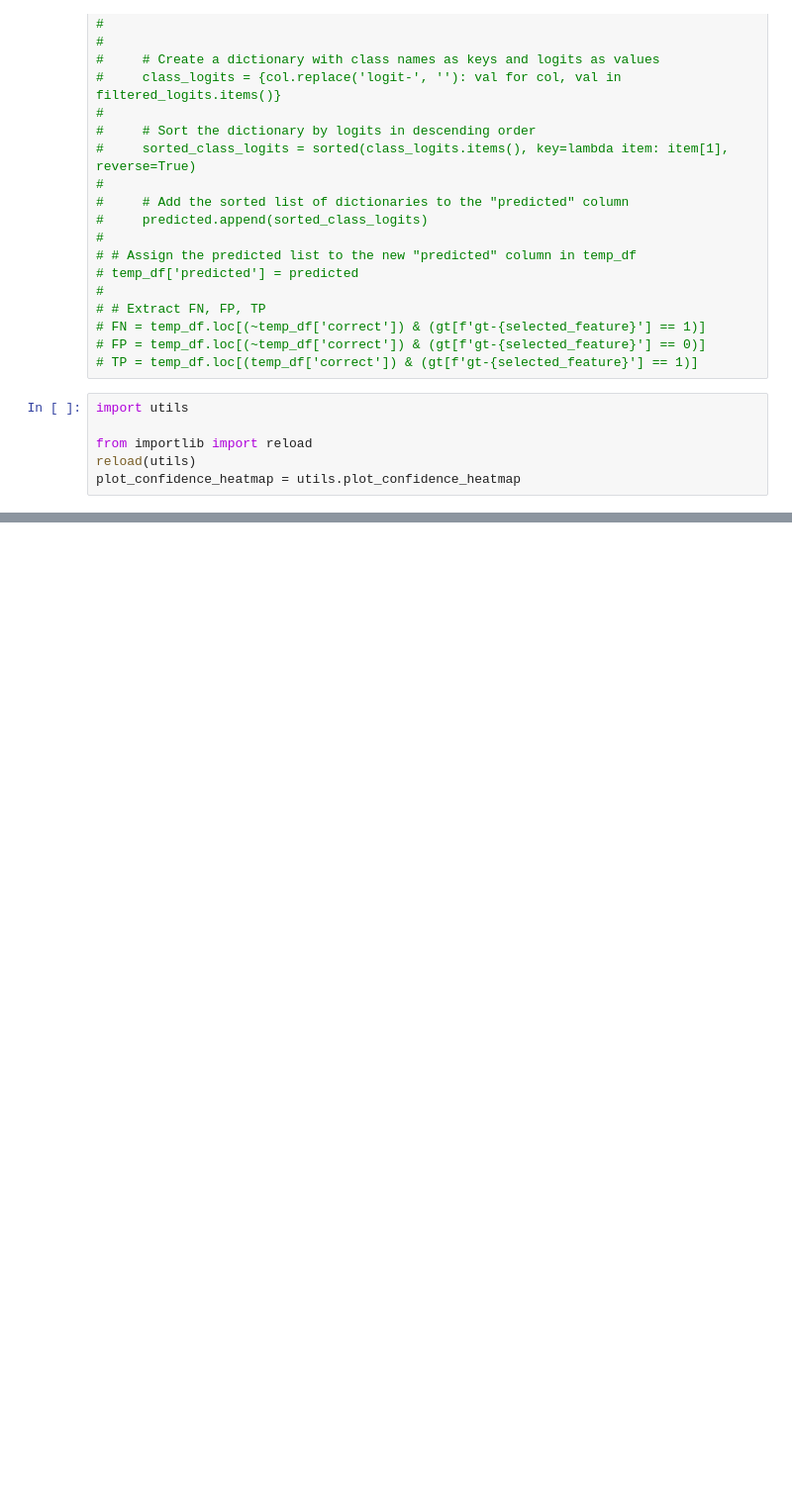
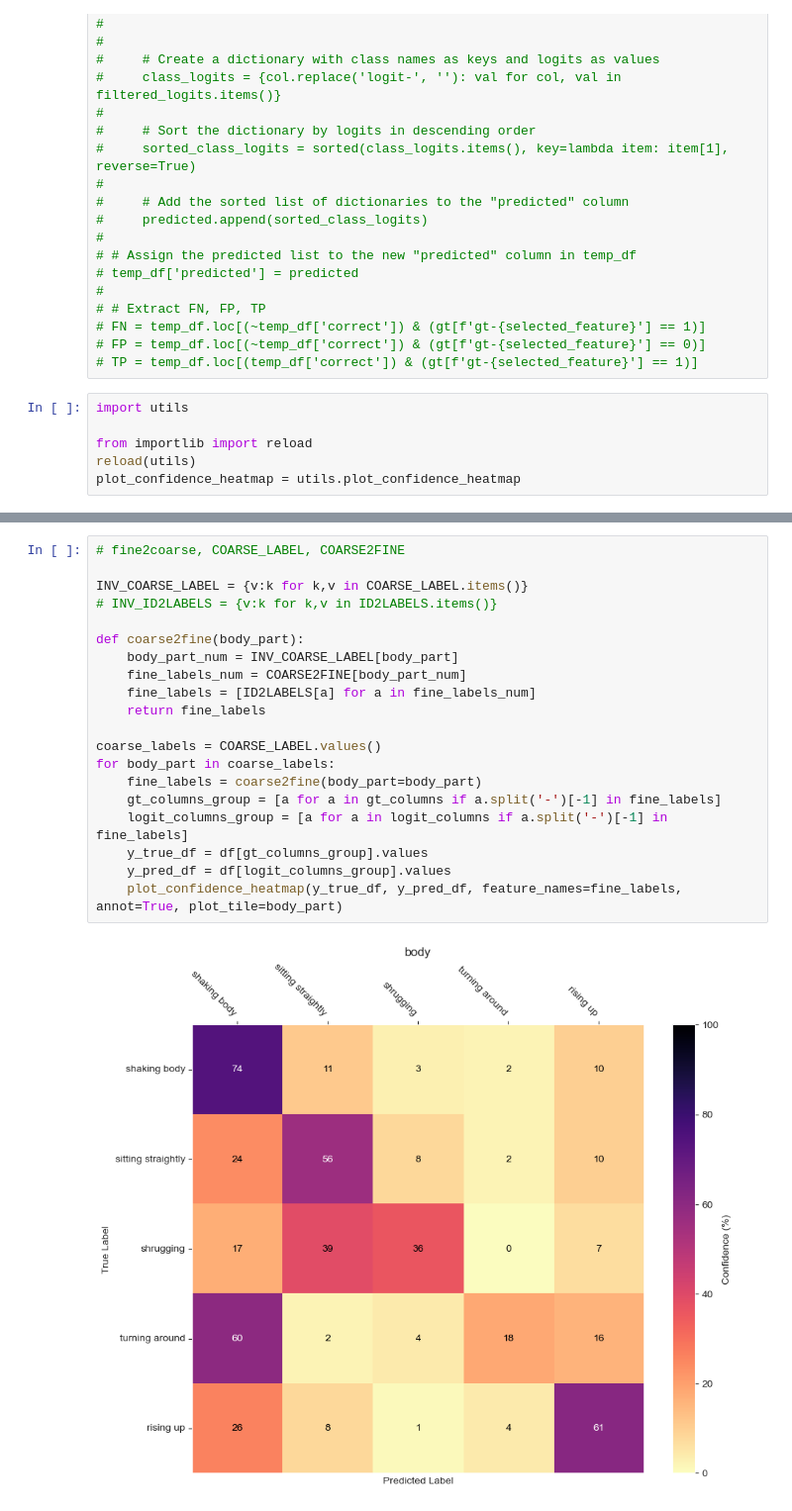
Before and after one commit to gutzcha/human_micro_gesture_classifier, a Jupyter notebook: data_exploration/consolidate_results_v4.ipynb, the cells around one changed output, grey strips where cells are left out. Shown at 99% size. Drawn from its saved outputs; the diff is of its cells as text; blank space fills up the shorter version.

```diff
--- a/data_exploration/consolidate_results_v4.ipynb
+++ b/data_exploration/consolidate_results_v4.ipynb
@@ -561,0 +553,22 @@ Index(['logit-shaking body', 'logit-sitting straightly', 'logit-shrugging',
+# %%
+# fine2coarse, COARSE_LABEL, COARSE2FINE
+
+INV_COARSE_LABEL = {v:k for k,v in COARSE_LABEL.items()}
+# INV_ID2LABELS = {v:k for k,v in ID2LABELS.items()}
+
+def coarse2fine(body_part):
+    body_part_num = INV_COARSE_LABEL[body_part]
+    fine_labels_num = COARSE2FINE[body_part_num]
+    fine_labels = [ID2LABELS[a] for a in fine_labels_num]
+    return fine_labels
+
+coarse_labels = COARSE_LABEL.values()
+for body_part in coarse_labels:
+    fine_labels = coarse2fine(body_part=body_part)
+    gt_columns_group = [a for a in gt_columns if a.split('-')[-1] in fine_labels]
+    logit_columns_group = [a for a in logit_columns if a.split('-')[-1] in fine_labels]
+    y_true_df = df[gt_columns_group].values
+    y_pred_df = df[logit_columns_group].values
+    plot_confidence_heatmap(y_true_df, y_pred_df, feature_names=fine_labels, annot=True, plot_tile=body_part)
+# %% [output]
+[figure, added]
```
Also changed, not shown: parts of 18 cells of this notebook, 6 other files.
